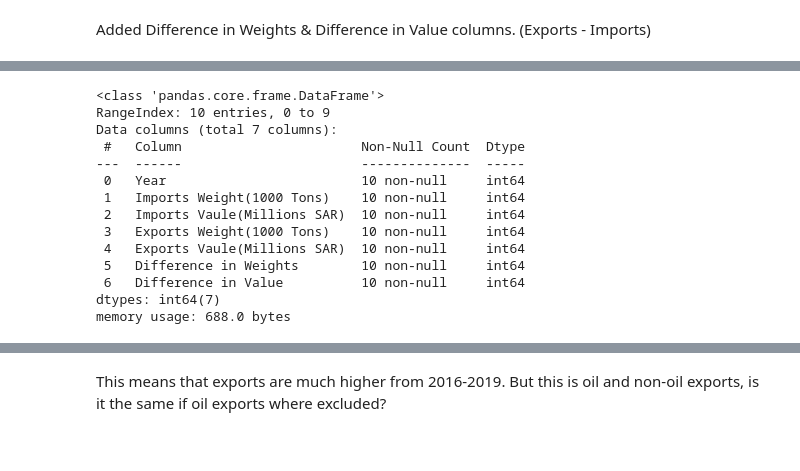
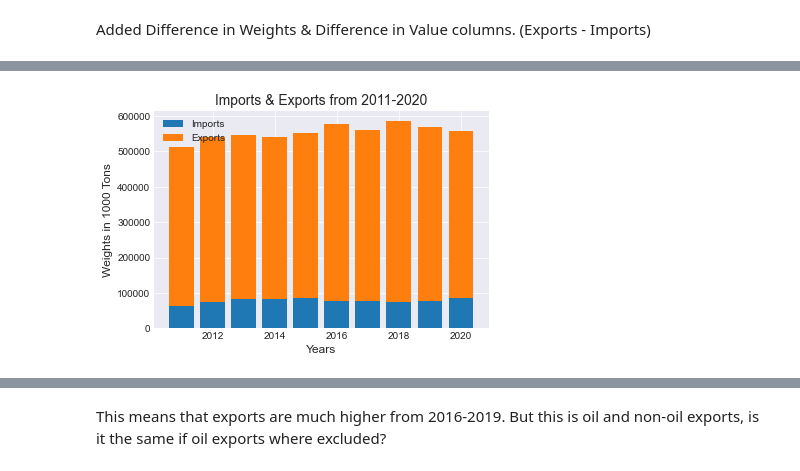
Before and after one commit to Aabusabaeen/Capstone-Project, a Jupyter notebook: 2020_Data_Cleaned.ipynb, the cells around one changed output, grey strips where cells are left out. Drawn from its saved outputs; the diff is of its cells as text; code cells hidden in the pictures.

```diff
--- a/2020_Data_Cleaned.ipynb
+++ b/2020_Data_Cleaned.ipynb
@@ -28,20 +28,14 @@ Cleaned_Trading20
 | 7 | 2018 | 75239 | 513993 | 509797 | 1103900 | ... |
 | 8 | 2019 | 77512 | 574361 | 492262 | 981012 | ... |
 | 9 | 2020 | 86137 | 517491 | 470531 | 651952 | ... |
-# %%
-Cleaned_Trading20.info()
-# %% [output]
-<class 'pandas.core.frame.DataFrame'>
-RangeIndex: 10 entries, 0 to 9
-Data columns (total 7 columns):
- #   Column                       Non-Null Count  Dtype
----  ------                       --------------  -----
- 0   Year                         10 non-null     int64
- 1   Imports Weight(1000 Tons)    10 non-null     int64
- 2   Imports Vaule(Millions SAR)  10 non-null     int64
- 3   Exports Weight(1000 Tons)    10 non-null     int64
- 4   Exports Vaule(Millions SAR)  10 non-null     int64
- 5   Difference in Weights        10 non-null     int64
- 6   Difference in Value          10 non-null     int64
-dtypes: int64(7)
-memory usage: 688.0 bytes
+# %%
+plt.bar(Cleaned_Trading20['Year'], Cleaned_Trading20['Imports Weight(1000 Tons)'], label= 'Imports')
+plt.bar(Cleaned_Trading20['Year'], Cleaned_Trading20['Exports Weight(1000 Tons)'], bottom=Cleaned_Trading20['Imports Weight(1000 Tons)'],
+label= 'Exports')
+plt.title('Imports & Exports from 2011-2020', fontsize= 14)
+plt.xlabel('Years', fontsize= 12)
+plt.ylabel('Weights in 1000 Tons', fontsize= 12)
+plt.legend(loc= 'upper left')
+plt.show()
+# %% [output]
+[figure, added]
```
Also changed, not shown: parts of 29 cells of this notebook, 1 other file.
